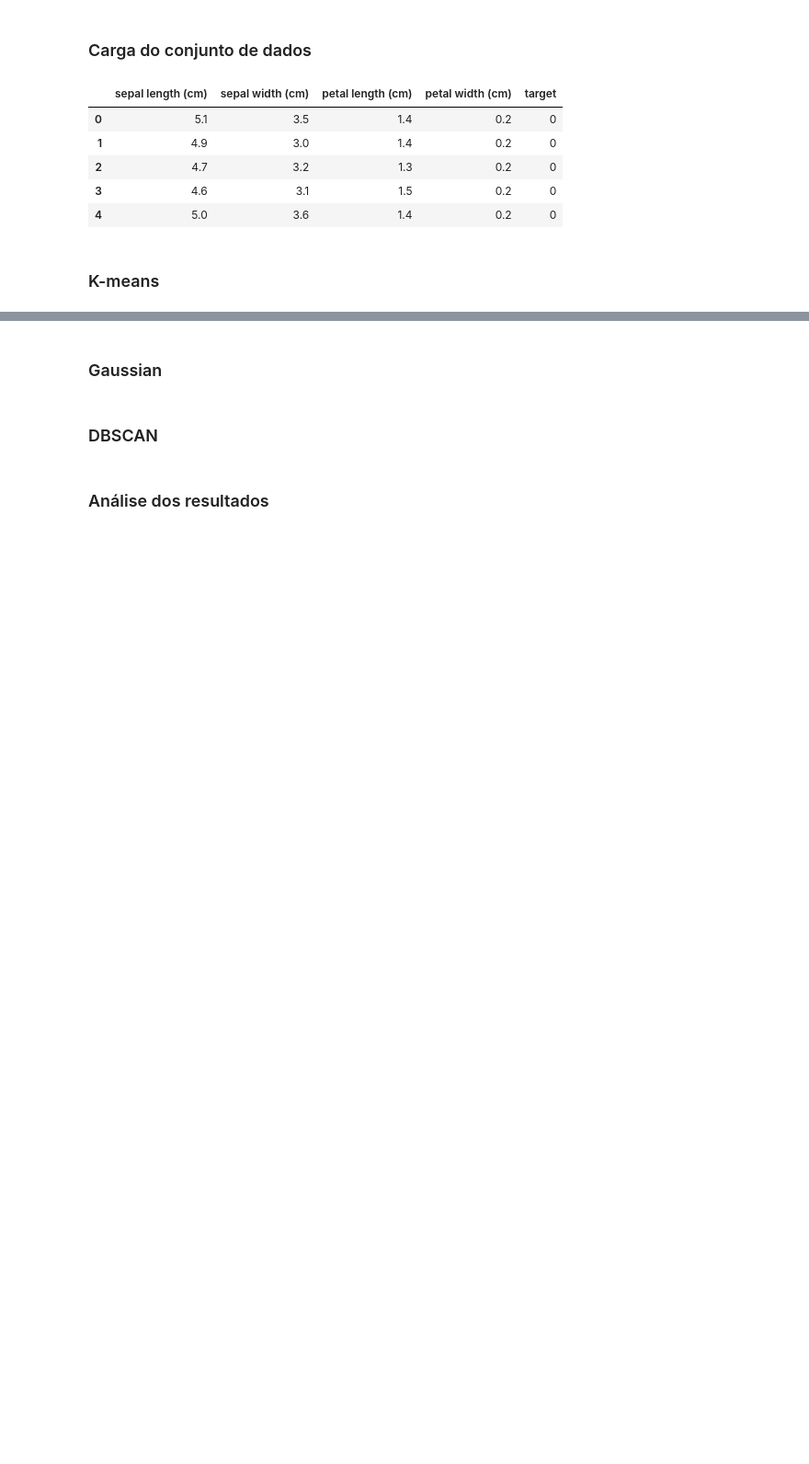
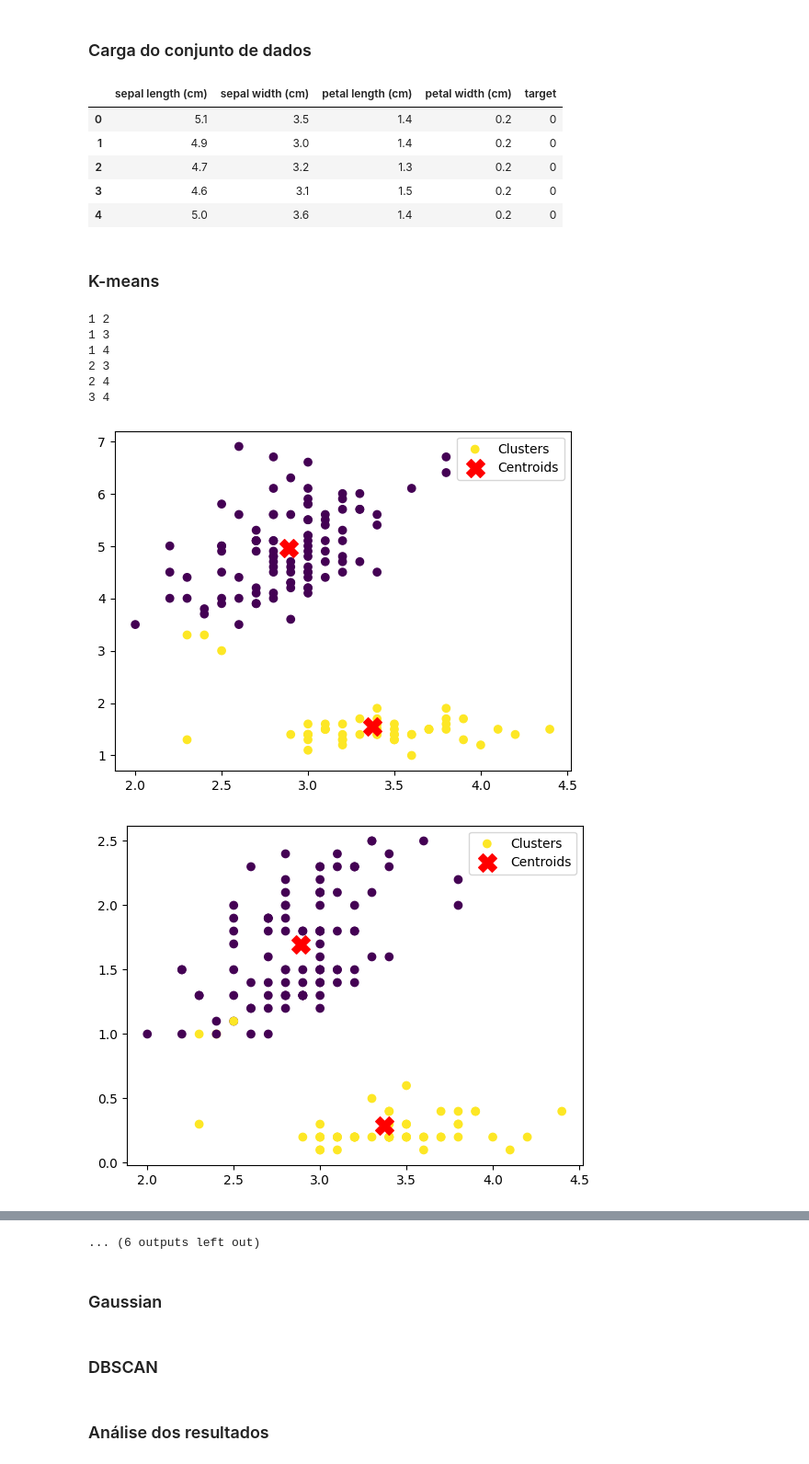
Before and after one commit to sincendz/mineracao-de-dados, a Jupyter notebook: 03_e0_exercicio_agrupamento_de_dados.ipynb, the cells around one changed output, grey strips where cells are left out. Shown: that part at 92% size. Drawn from its saved outputs; the diff is of its cells as text; code cells hidden in the pictures; blank space fills up the shorter version.

```diff
--- a/03_e0_exercicio_agrupamento_de_dados.ipynb
+++ b/03_e0_exercicio_agrupamento_de_dados.ipynb
@@ -46,7 +46,9 @@ from sklearn.datasets import load_iris
 iris = load_iris()
 df = pd.DataFrame(iris.data, columns=iris.feature_names)
 df['target'] = iris.target
+X = df.drop('target', axis=1)
 
+#y = df['target']
 
 df.head()
 # %% [output]
@@ -58,3 +60,35 @@ df.head()
 | 4 | 5.0 | 3.6 | 1.4 | 0.2 | 0 |
 # %% [markdown]
 ### K-means
+# %%
+for i in range(1,5):
+  for j in range(2,5):
+    if j> i:
+      print(i,j)
+# %% [output]
+1 2
+1 3
+1 4
+2 3
+2 4
+3 4
+# %%
+from sklearn.cluster import KMeans
+import matplotlib.pyplot as plt
+
+number_clusters = [2,3,6]
+
+for k in number_clusters:
+  kmeans = KMeans(n_clusters=k)
+  kmeans.fit(X)
+
+  for i in range(1,5):
+    for j in range(2,5):
+      if j> i:
+        plt.scatter(X.iloc[:, i], X.iloc[:, j], c=kmeans.labels_, cmap='viridis', label='Clusters')
+        plt.scatter(kmeans.cluster_centers_[:, i], kmeans.cluster_centers_[:, j], s=200, c='red', label='Centroids', marker='X')
+        plt.legend()
+        plt.show()
+# %% [output]
+[figure, added]
+[figure, added]
@@ -61,3 +105,4 @@ df.head()
+... (6 outputs left out)
 # %% [markdown]
 ### Gaussian
 # %% [markdown]
```
Also changed, not shown: parts of 1 cell of this notebook.
